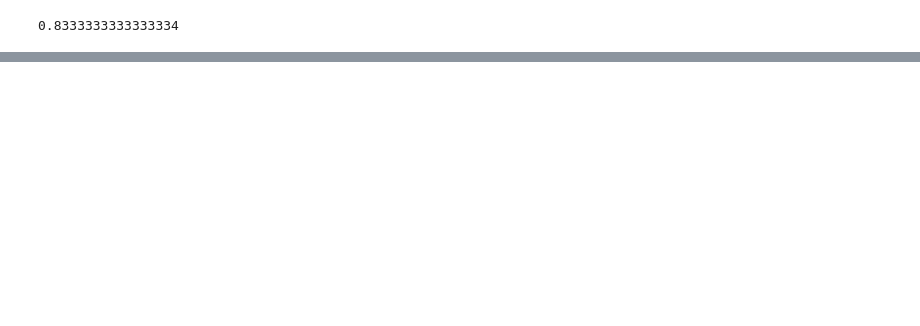
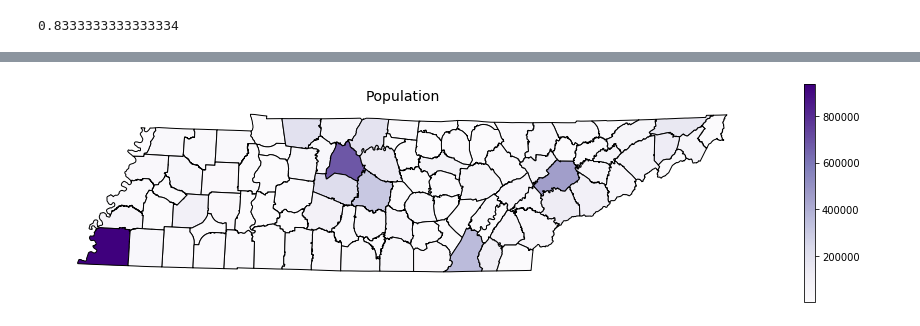
Before and after one commit to yunkaizhang/vanderbilt-data-essentials-cohort-2, a Jupyter notebook: code/YZ_Code_Final_Project.ipynb, the cells around one changed output, grey strips where cells are left out. Saved outputs shown, nothing was run; the diff lists cells and outputs as text; code cells hidden in the pictures; blank space fills up the shorter version.

Commit message:
revised code for figures

```diff
--- a/code/YZ_Code_Final_Project.ipynb
+++ b/code/YZ_Code_Final_Project.ipynb
@@ -205,0 +206,21 @@ plt.title('Cancers cost/income prediction\nRandom Forest Feature Importance');
+# %%
+import geopandas as gpd
+
+counties = gpd.read_file('../data/county/tn_counties.shp')
+counties = counties.dropna()
+counties['COUNTY'] = counties.COUNTY.map(lambda x:x + ' County')
+counties = counties.rename(columns = {'COUNTY':'county'})
+county_dic = {'Dekalb County':'DeKalb County','Van_Buren County':'Van Buren County'}
+counties = counties.replace({"county": county_dic})
+counties_cancer_all_data = pd.merge(counties, cancer_all_data,on='county',how='left')
+# %%
+fig, ax = plt.subplots(figsize=(16,4))
+counties_cancer_all_data.plot(column = 'total_population',
+              cmap = 'Purples',
+              edgecolor = 'black',
+              legend = True,
+              ax = ax)
+plt.title('Population', fontsize = 14)
+ax.axis('off');
+# %% [output]
+[figure, added]
```
Also changed, not shown: parts of 7 cells of this notebook, 1 other file.
